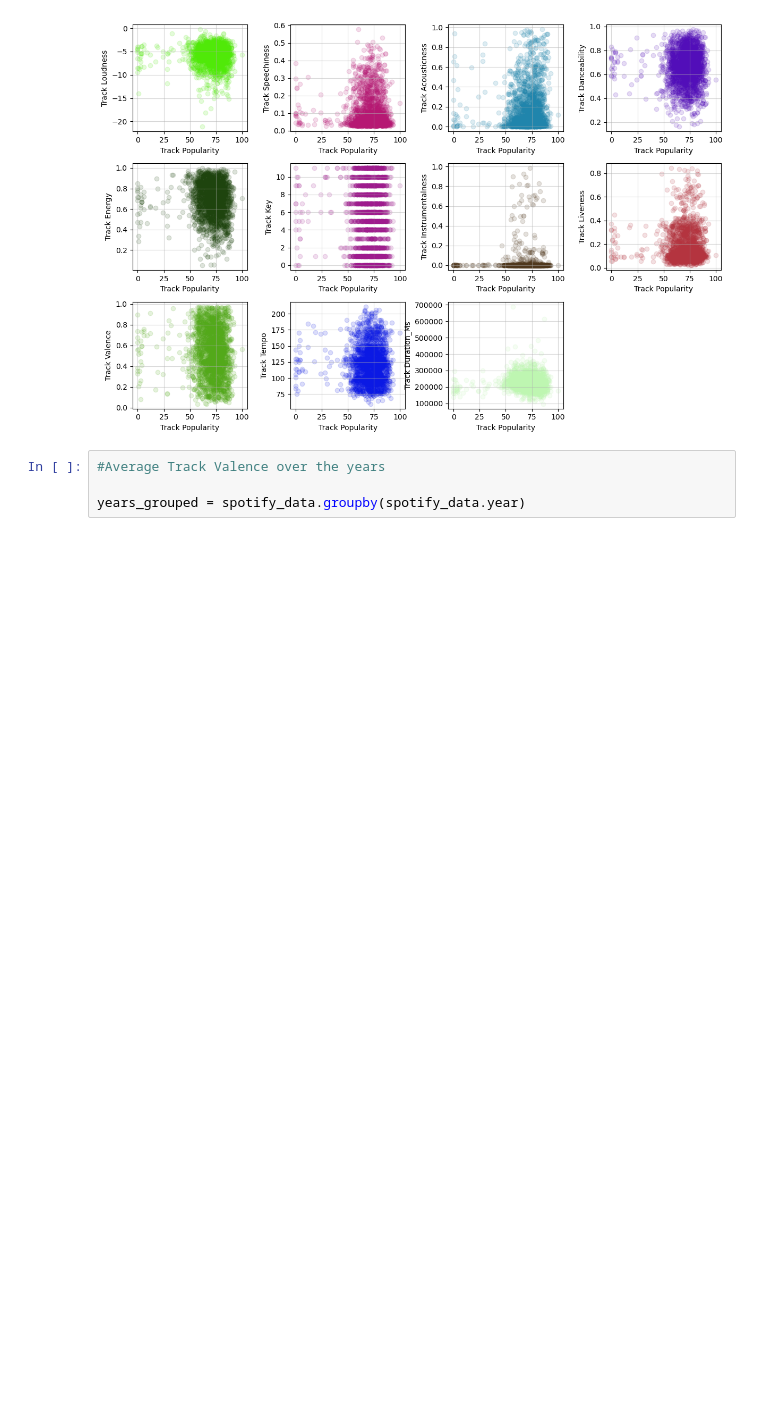
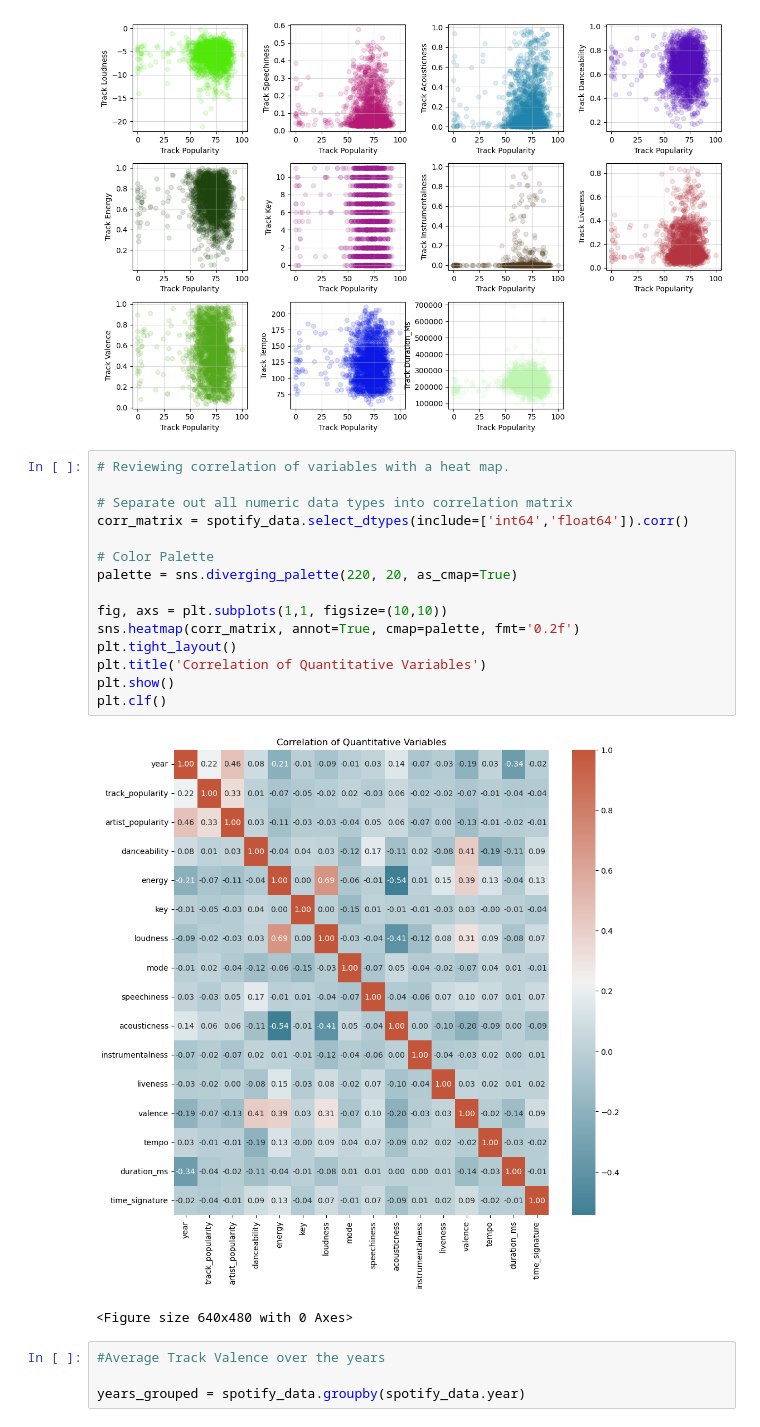
Before and after one commit to BJohanski/Spotify-Track-Analysis-2023, a Jupyter notebook: Spotify-Data-Analysis.ipynb, the cells around one changed output. Drawn from its saved outputs; the diff is of its cells as text; blank space fills up the shorter version.

```diff
--- a/Spotify-Data-Analysis.ipynb
+++ b/Spotify-Data-Analysis.ipynb
@@ -280,6 +288,24 @@ def scatter_plot():
 scatter_plot()
 # %% [output]
 [figure]
+# %%
+# Reviewing correlation of variables with a heat map.
+
+# Separate out all numeric data types into correlation matrix
+corr_matrix = spotify_data.select_dtypes(include=['int64','float64']).corr()
+
+# Color Palette
+palette = sns.diverging_palette(220, 20, as_cmap=True)
+
+fig, axs = plt.subplots(1,1, figsize=(10,10))
+sns.heatmap(corr_matrix, annot=True, cmap=palette, fmt='0.2f')
+plt.tight_layout()
+plt.title('Correlation of Quantitative Variables')
+plt.show()
+plt.clf()
+# %% [output]
+[figure, added]
+<Figure size 640x480 with 0 Axes>
 # %%
 #Average Track Valence over the years
 
```
Also changed, not shown: parts of 8 cells of this notebook, 1 other file.
